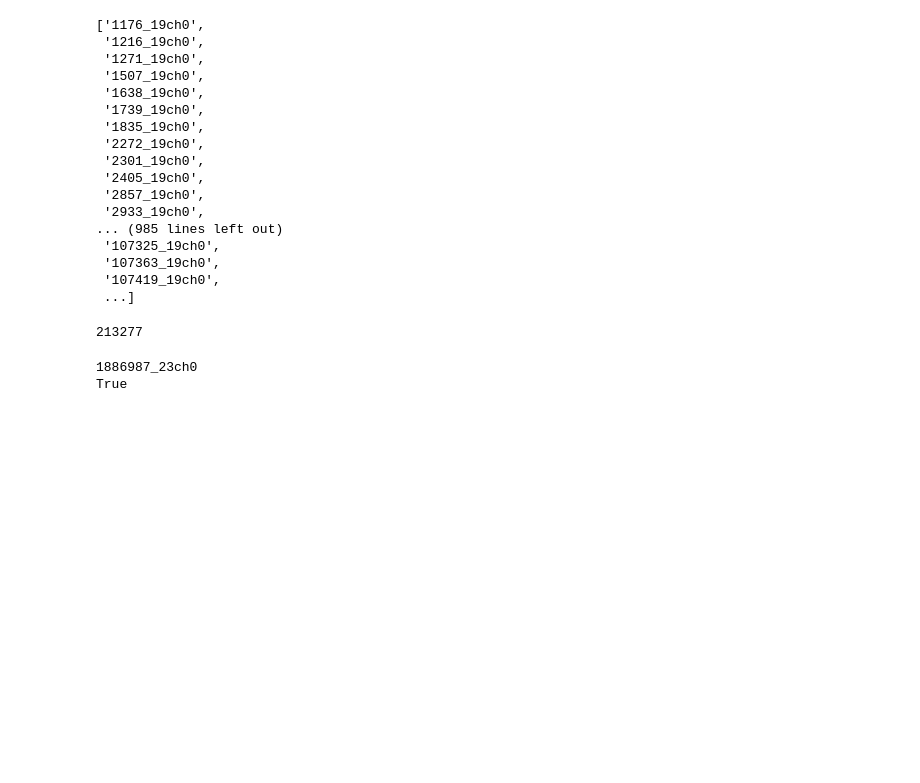
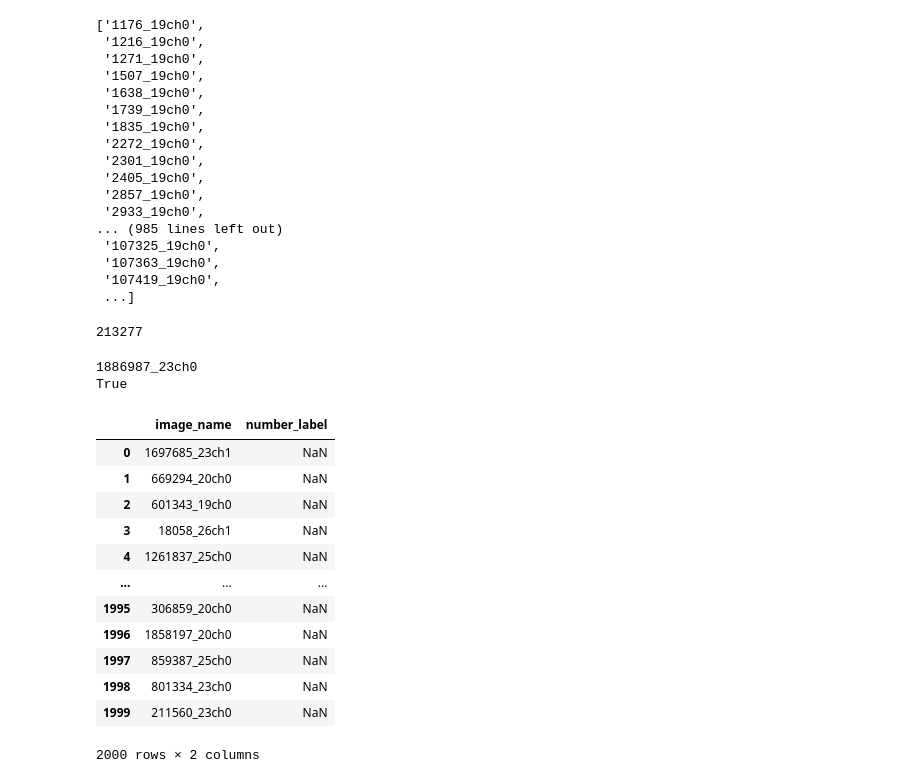
Before and after one commit to ezriri/2DS_code, a Jupyter notebook: random_sampling/doing_random_sample.ipynb, the cells around one changed output. Cells and saved outputs as stored; diff of their text form; code cells hidden in the pictures; blank space fills up the shorter version.

```diff
--- a/random_sampling/doing_random_sample.ipynb
+++ b/random_sampling/doing_random_sample.ipynb
@@ -588,3 +588,24 @@ if a_value not in reduced_name_lst:
 # %% [output]
 1886987_23ch0
 True
+# %%
+## check new csv doesnt contain any previously labelled
+og_labelled_csv = '/gws/nopw/j04/dcmex/users/ezriab/image_labelling/2ds_2000_010125/2ds_2000_010125.csv'
+new_csv = '/gws/nopw/j04/dcmex/users/ezriab/image_labelling/2ds_10_030125/2ds_10_030125.csv'
+
+og_labelled_df = pd.read_csv(og_labelled_csv)
+new_csv_df = pd.read_csv(new_csv)
+# %% [output]
+|  | image_name | number_label |
+| 0 | 1697685_23ch1 | NaN |
+| 1 | 669294_20ch0 | NaN |
+| 2 | 601343_19ch0 | NaN |
+| 3 | 18058_26ch1 | NaN |
+| 4 | 1261837_25ch0 | NaN |
+| ... | ... | ... |
+| 1995 | 306859_20ch0 | NaN |
+| 1996 | 1858197_20ch0 | NaN |
+| 1997 | 859387_25ch0 | NaN |
+| 1998 | 801334_23ch0 | NaN |
+| 1999 | 211560_23ch0 | NaN |
+2000 rows × 2 columns
```
Also changed, not shown: parts of 1 cell of this notebook, 4 other files.
